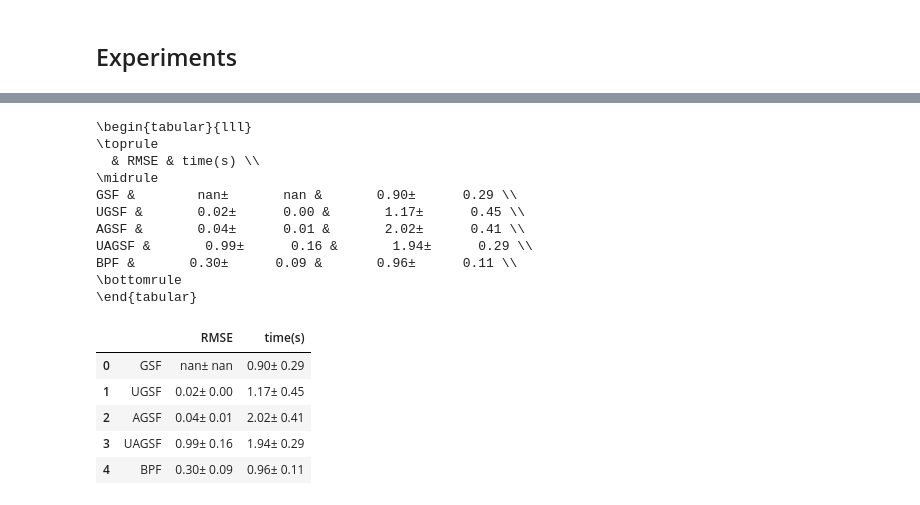
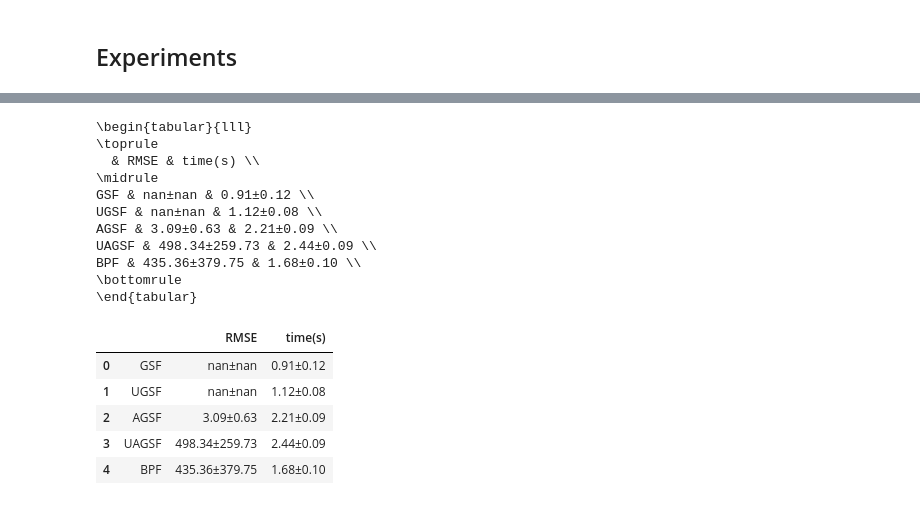
Before and after one commit to kostastsa/BayesianFiltering, a Jupyter notebook: docs/notebooks/BOTExperiment.ipynb, the cells around one changed output, grey strips where cells are left out. Cells and saved outputs as stored; diff of their text form; code cells hidden in the pictures.

```diff
--- a/docs/notebooks/BOTExperiment.ipynb
+++ b/docs/notebooks/BOTExperiment.ipynb
@@ -27,7 +27,7 @@ state_dim = 4
 state_noise_dim = 2
 emission_dim = 2
 emission_noise_dim = 2
-seq_length = 3*50
+seq_length = 5*100
 mu0 = 1.0 * jnp.array([-0.05, 0.001, 0.7, -0.05])
 q0 = jnp.zeros(state_noise_dim)
 r0 = jnp.zeros(emission_noise_dim)
@@ -36,8 +36,8 @@ Q = 1e-5 * jnp.eye(state_noise_dim)
 R = 25*1e-6 * jnp.eye(emission_noise_dim)
 
 dt = 0.5
-FCV = jnp.array([[1, dt, 0, 0],[0, 1, 0, 0],[0, 0, 1, dt],[0, 0, 0, 1]])
-acc = 5
+FCV = 1.05 * jnp.array([[1, dt, 0, 0],[0, 1, 0, 0],[0, 0, 1, dt],[0, 0, 0, 1]])
+acc = 0.5
 Omega = lambda x, acc: 0.1 * acc / jnp.sqrt(x[1]**2 + x[3]**2)
 FCT =  lambda x, a: jnp.array([[1, jnp.sin(dt * Omega(x, a)) / Omega(x, a), 0, -(1-jnp.cos(dt * Omega(x, a))) / Omega(x, a)],
                             [0, jnp.cos(dt * Omega(x, a)), 0, -jnp.sin(dt * Omega(x, a))],
@@ -51,7 +51,8 @@ gBOT = lambda x, r, u: jnp.arctan2(x[2], x[0]) + r
 gBOT2 = lambda x ,r, u: jnp.array([jnp.arctan2(x[2], x[0]), jnp.sqrt(x[0]**2 + x[2]**2)]) + r
 gBOTlp = lambda x, y, u: MVN(loc = gBOT2(x, r0, u), covariance_matrix = R).log_prob(y)
 # inputs = jnp.zeros((seq_length, 1))
-inputs = jnp.array([1]*int(seq_length/3) + [0]*int(seq_length/3) + [2]*int(seq_length/3)) # maneuver inputs
+inputs = jnp.array([1]*int(2*seq_length/5) + [0]*int(seq_length/5) + [2]*int(2*seq_length/5)) # maneuver inputs
+# inputs = jr.choice(jr.PRNGKey(0), jnp.array([0, 1, 2]), shape = (seq_length, 1)) # maneuver inputs
 # %%
 f = fManBOT
 g = gBOT2
@@ -101,7 +102,7 @@ for i in range(Nsim):
     states, emissions = model.sample(params, key0, seq_length, inputs = inputs)
 
     # GSF
-    M = 10
+    M = 100
     tin = time.time()
     posterior_filtered_gsf = gf.gaussian_sum_filter(params, emissions, M, 1, inputs)
     point_estimate_gsf = jnp.sum(jnp.einsum('ijk,ij->ijk', posterior_filtered_gsf.means, posterior_filtered_gsf.weights), axis=0)
@@ -119,7 +120,7 @@ for i in range(Nsim):
     print('       Time taken for UGSF: ', tout - tin)
 
     # AGSF
-    opt_args = (0.9, 0.9)
+    opt_args = (0.8, 0.8)
     num_components = [2, 2, 2]
     tin = time.time()
     posterior_filtered_agsf, aux_outputs = gf.speedy_augmented_gaussian_sum_filter(params, emissions, num_components, rng_key = key, opt_args = opt_args, inputs=inputs)
@@ -130,10 +131,8 @@ for i in range(Nsim):
 
     # U-AGSF
     tin = time.time()
-    opt_args = (0.2, 0.2)
-    num_components = [2, 2, 2]
     # posterior_filtered_uagsf, aux_outputs = gf.unscented_agsf(params, uparams, emissions, num_components, rng_key = key, opt_args = opt_args, inputs=inputs)
-    posterior_filtered_uagsf, aux_outputs = gf.speedy_augmented_gaussian_sum_filter(params, emissions, num_components, rng_key = key, opt_args = opt_args, inputs=inputs)
+    posterior_filtered_uagsf, aux_outputs = gf.speedy_unscented_agsf(params, uparams, emissions, num_components, key, opt_args, inputs=inputs)
     point_estimate_uagsf = jnp.sum(jnp.einsum('ijk,ij->ijk', posterior_filtered_uagsf.means, posterior_filtered_uagsf.weights), axis=0)
     tout = time.time()
     t_uagsf= tout - tin
@@ -291,50 +326,50 @@ bpf_armse = jnp.mean(bpf_boot)
 # ugsf_armse = jnp.mean(ugsf_rmse)
 # agsf_armse = jnp.mean(agsf_rmse)
 # uagsf_armse = jnp.mean(uagsf_rmse)
 # bpf_armse = jnp.mean(bpf_rmse)
 
 gsf_atime = jnp.mean(gsf_time)
 ugsf_atime = jnp.mean(ugsf_time)
 agsf_atime = jnp.mean(agsf_time)
 uagsf_atime = jnp.mean(uagsf_time)
 bpf_atime = jnp.mean(bpf_time)
 
-gsf_tab_out = '{:10.2f}±{:10.2f}'.format(gsf_armse, jnp.std(gsf_boot))
-ugsf_tab_out = '{:10.2f}±{:10.2f}'.format(ugsf_armse, jnp.std(ugsf_boot))
-agsf_tab_out = '{:10.2f}±{:10.2f}'.format(agsf_armse, jnp.std(agsf_boot))
-uagsf_tab_out = '{:10.2f}±{:10.2f}'.format(uagsf_armse, jnp.std(uagsf_boot))
-bpf_tab_out = '{:10.2f}±{:10.2f}'.format(bpf_armse, jnp.std(bpf_boot))
+gsf_tab_out = '{:2.3f}±{:2.2f}'.format(gsf_armse, jnp.std(gsf_boot))
+ugsf_tab_out = '{:2.3f}±{:2.2f}'.format(ugsf_armse, jnp.std(ugsf_boot))
+agsf_tab_out = '{:2.2f}±{:2.2f}'.format(agsf_armse, jnp.std(agsf_boot))
+uagsf_tab_out = '{:2.2f}±{:2.2f}'.format(uagsf_armse, jnp.std(uagsf_boot))
+bpf_tab_out = '{:2.2f}±{:2.2f}'.format(bpf_armse, jnp.std(bpf_boot))
 
-gsf_tab_out1 = '{:10.2f}±{:10.2f}'.format(gsf_atime, jnp.std(gsf_time))
-ugsf_tab_out1 = '{:10.2f}±{:10.2f}'.format(ugsf_atime, jnp.std(ugsf_time))
-agsf_tab_out1 = '{:10.2f}±{:10.2f}'.format(agsf_atime, jnp.std(agsf_time))
-uagsf_tab_out1 = '{:10.2f}±{:10.2f}'.format(uagsf_atime, jnp.std(uagsf_time))
-bpf_tab_out1 = '{:10.2f}±{:10.2f}'.format(bpf_atime, jnp.std(bpf_time))
+gsf_tab_out1 = '{:2.2f}±{:2.2f}'.format(gsf_atime, jnp.std(gsf_time))
+ugsf_tab_out1 = '{:2.2f}±{:2.2f}'.format(ugsf_atime, jnp.std(ugsf_time))
+agsf_tab_out1 = '{:2.2f}±{:2.2f}'.format(agsf_atime, jnp.std(agsf_time))
+uagsf_tab_out1 = '{:2.2f}±{:2.2f}'.format(uagsf_atime, jnp.std(uagsf_time))
+bpf_tab_out1 = '{:2.2f}±{:2.2f}'.format(bpf_atime, jnp.std(bpf_time))
 
 df = pd.DataFrame(columns = [' ','RMSE','time(s)'])
 # df[' '] = ['GSF', 'AGSF', 'AGSF Optimal', 'BPF']
 # df['RMSE'] = [gsf_tab_out, agsf_tab_out, agsf_opt_tab_out, bpf_tab_out]
 # df['time(s)'] = [gsf_tab_out1, agsf_tab_out1, agsf_opt_tab_out1, bpf_tab_out1]
 df[' '] = ['GSF','UGSF', 'AGSF', 'UAGSF', 'BPF']
 df['RMSE'] = [gsf_tab_out, ugsf_tab_out, agsf_tab_out, uagsf_tab_out, bpf_tab_out]
 df['time(s)'] = [gsf_tab_out1, ugsf_tab_out1, agsf_tab_out1, uagsf_tab_out1, bpf_tab_out1]
 print(df.to_latex(index=False))
 df
 # %% [output]
 \begin{tabular}{lll}
 \toprule
   & RMSE & time(s) \\
 \midrule
-GSF &        nan±       nan &       0.90±      0.29 \\
-UGSF &       0.02±      0.00 &       1.17±      0.45 \\
-AGSF &       0.04±      0.01 &       2.02±      0.41 \\
-UAGSF &       0.99±      0.16 &       1.94±      0.29 \\
-BPF &       0.30±      0.09 &       0.96±      0.11 \\
+GSF & nan±nan & 0.91±0.12 \\
+UGSF & nan±nan & 1.12±0.08 \\
+AGSF & 3.09±0.63 & 2.21±0.09 \\
+UAGSF & 498.34±259.73 & 2.44±0.09 \\
+BPF & 435.36±379.75 & 1.68±0.10 \\
 \bottomrule
 \end{tabular}
 |  |  | RMSE | time(s) |
-| 0 | GSF | nan± nan | 0.90± 0.29 |
-| 1 | UGSF | 0.02± 0.00 | 1.17± 0.45 |
-| 2 | AGSF | 0.04± 0.01 | 2.02± 0.41 |
-| 3 | UAGSF | 0.99± 0.16 | 1.94± 0.29 |
-| 4 | BPF | 0.30± 0.09 | 0.96± 0.11 |
+| 0 | GSF | nan±nan | 0.91±0.12 |
+| 1 | UGSF | nan±nan | 1.12±0.08 |
+| 2 | AGSF | 3.09±0.63 | 2.21±0.09 |
+| 3 | UAGSF | 498.34±259.73 | 2.44±0.09 |
+| 4 | BPF | 435.36±379.75 | 1.68±0.10 |
```
Also changed, not shown: parts of 1 cell of this notebook, 4 other files.
